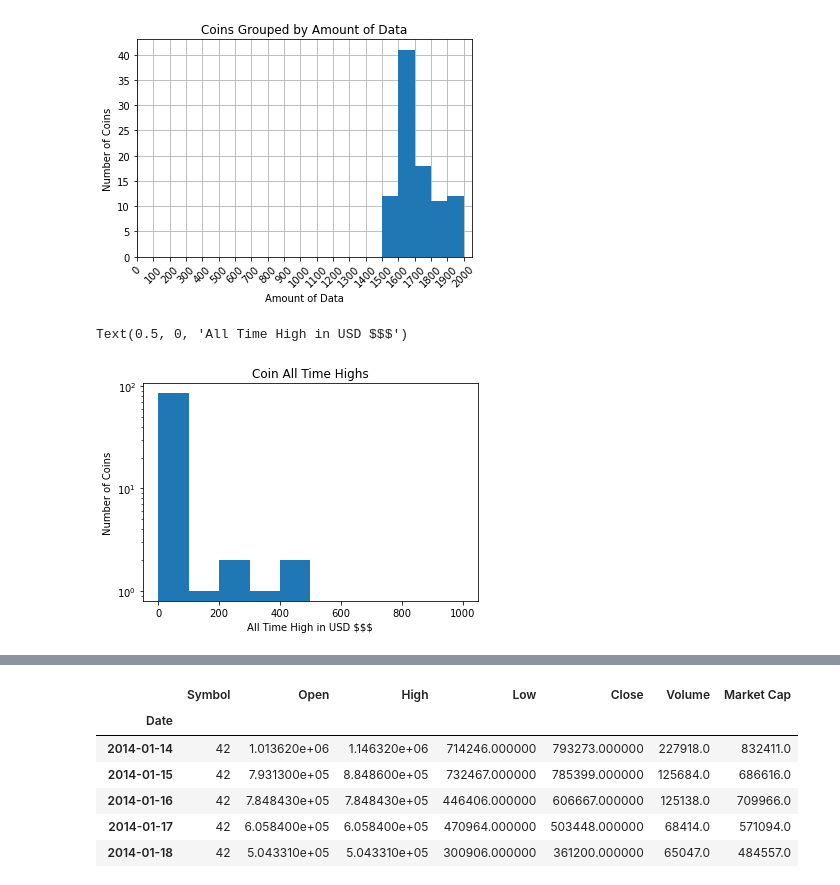
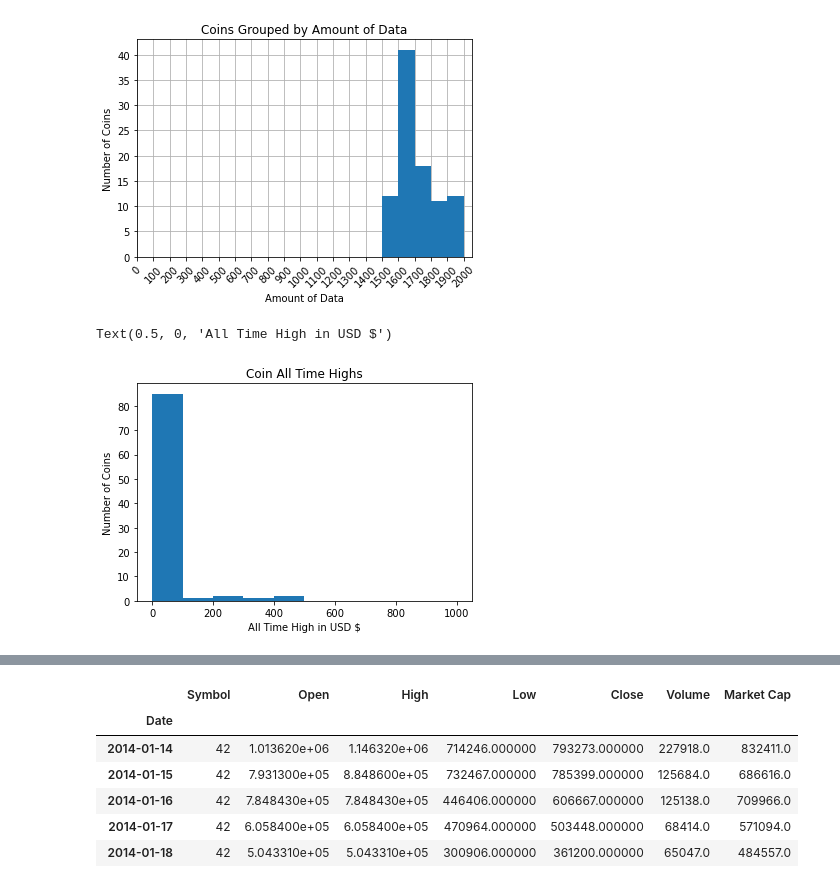
Before and after one commit to samjdedes/time_series_analysis, a Jupyter notebook: notebooks/EDA.ipynb, the cells around one changed output, grey strips where cells are left out. Drawn from its saved outputs; the diff is of its cells as text; code cells hidden in the pictures.

```diff
--- a/notebooks/EDA.ipynb
+++ b/notebooks/EDA.ipynb
@@ -404,13 +422,13 @@ Text(0.5, 1.0, 'Coins Grouped by Amount of Data')
 [figure]
 # %%
 # graph ATH and ATL histogram
+
 fig, ax = plt.subplots()
 
 ax.hist(ath, range=(0, 10**3))
-ax.set_yscale('log')
 ax.set_title('Coin All Time Highs')
 ax.set_ylabel('Number of Coins')
-ax.set_xlabel('All Time High in USD $$$')
+ax.set_xlabel('All Time High in USD $')
 # %% [output]
-Text(0.5, 0, 'All Time High in USD $$$')
+Text(0.5, 0, 'All Time High in USD $')
-[figure, old version]
+[figure, new version]
```
Also changed, not shown: parts of 36 cells of this notebook.
